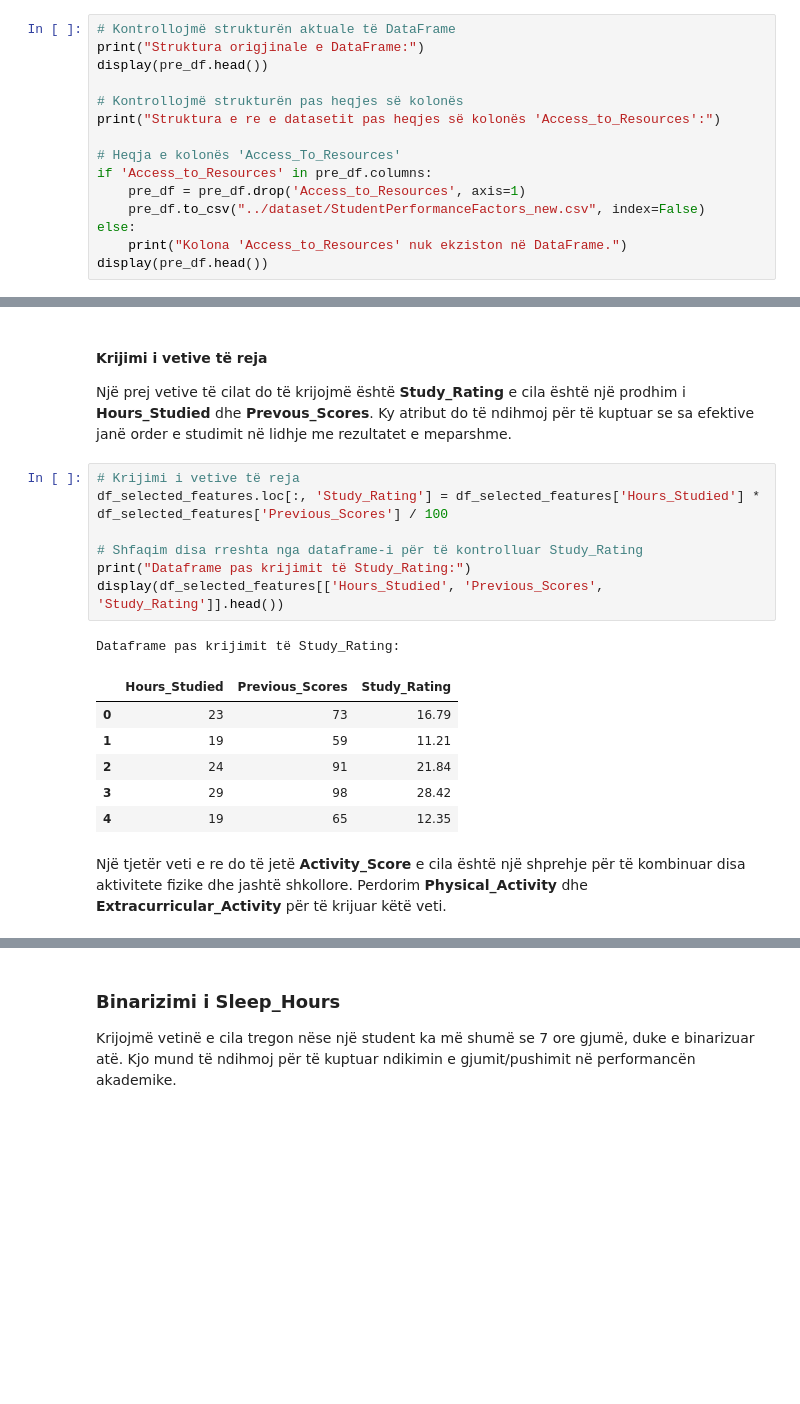
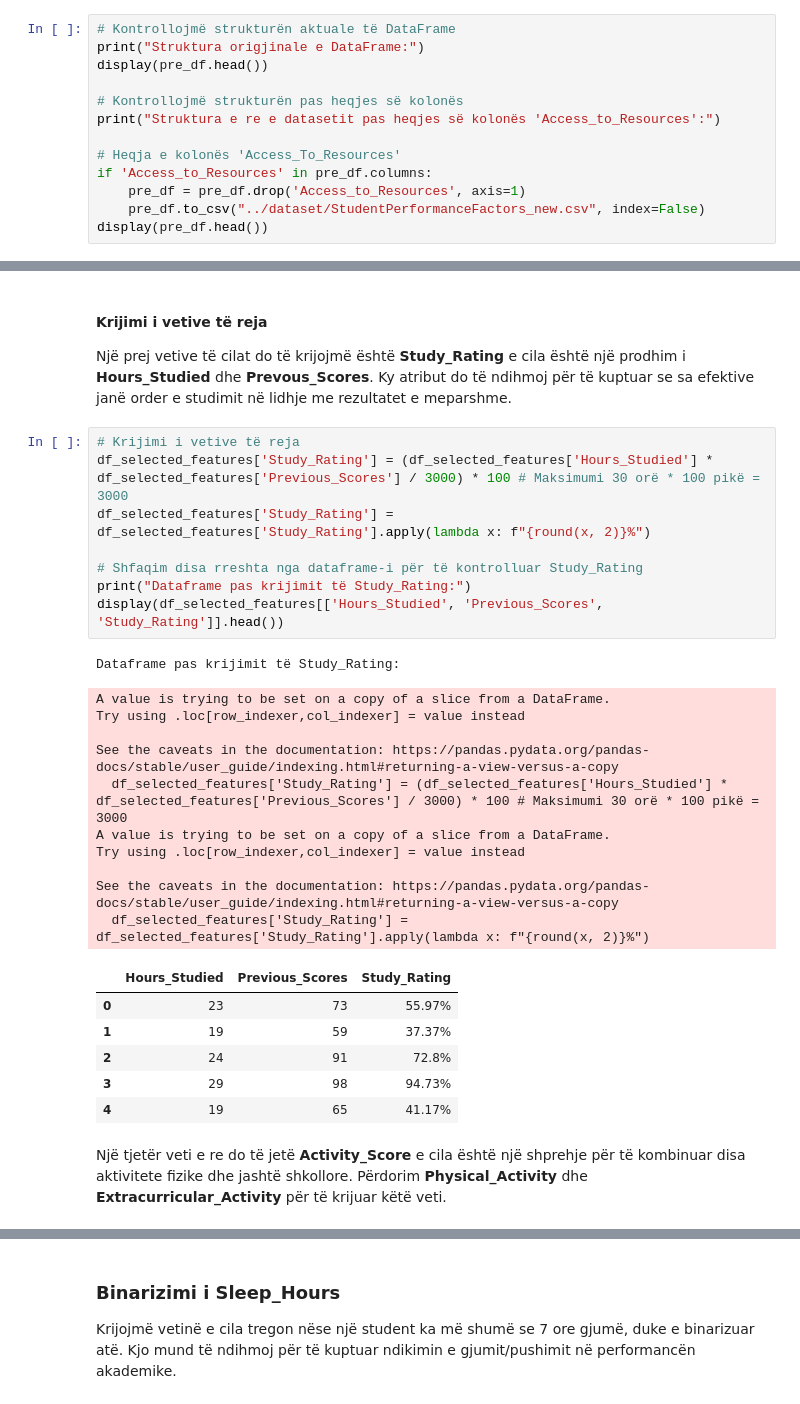
Before and after one commit to enis-halilaj/pvdh-projekti-msc, a Jupyter notebook: data-preprocessing/main.ipynb, the cells around one changed output, grey strips where cells are left out. Cells and saved outputs as stored; diff of their text form; blank space fills up the shorter version.

```diff
--- a/data-preprocessing/main.ipynb
+++ b/data-preprocessing/main.ipynb
@@ -470,8 +473,6 @@ print("Struktura e re e datasetit pas heqjes së kolonës 'Access_to_Resources':
 if 'Access_to_Resources' in pre_df.columns:
     pre_df = pre_df.drop('Access_to_Resources', axis=1)
     pre_df.to_csv("../dataset/StudentPerformanceFactors_new.csv", index=False)
-else:
-    print("Kolona 'Access_to_Resources' nuk ekziston në DataFrame.")
 display(pre_df.head())
 # %% [output]
 Struktura origjinale e DataFrame:
@@ -571,19 +572,30 @@ Dataframe me vetitë e zgjedhura:
 <p>Një prej vetive të cilat do të krijojmë është <b>Study_Rating</b> e cila është një prodhim i <b>Hours_Studied</b> dhe <b>Prevous_Scores</b>. Ky atribut do të ndihmoj për të kuptuar se sa efektive janë order e studimit në lidhje me rezultatet e meparshme.</p>
 # %%
 # Krijimi i vetive të reja
-df_selected_features.loc[:, 'Study_Rating'] = df_selected_features['Hours_Studied'] * df_selected_features['Previous_Scores'] / 100
+df_selected_features['Study_Rating'] = (df_selected_features['Hours_Studied'] * df_selected_features['Previous_Scores'] / 3000) * 100 # Maksimumi 30 orë * 100 pikë = 3000
+df_selected_features['Study_Rating'] = df_selected_features['Study_Rating'].apply(lambda x: f"{round(x, 2)}%")
 
 # Shfaqim disa rreshta nga dataframe-i për të kontrolluar Study_Rating
 print("Dataframe pas krijimit të Study_Rating:")
 display(df_selected_features[['Hours_Studied', 'Previous_Scores', 'Study_Rating']].head())
 # %% [output]
 Dataframe pas krijimit të Study_Rating:
+A value is trying to be set on a copy of a slice from a DataFrame.
+Try using .loc[row_indexer,col_indexer] = value instead
+
+See the caveats in the documentation: https://pandas.pydata.org/pandas-docs/stable/user_guide/indexing.html#returning-a-view-versus-a-copy
+  df_selected_features['Study_Rating'] = (df_selected_features['Hours_Studied'] * df_selected_features['Previous_Scores'] / 3000) * 100 # Maksimumi 30 orë * 100 pikë = 3000
+A value is trying to be set on a copy of a slice from a DataFrame.
+Try using .loc[row_indexer,col_indexer] = value instead
+
+See the caveats in the documentation: https://pandas.pydata.org/pandas-docs/stable/user_guide/indexing.html#returning-a-view-versus-a-copy
+  df_selected_features['Study_Rating'] = df_selected_features['Study_Rating'].apply(lambda x: f"{round(x, 2)}%")
 |  | Hours_Studied | Previous_Scores | Study_Rating |
-| 0 | 23 | 73 | 16.79 |
-| 1 | 19 | 59 | 11.21 |
-| 2 | 24 | 91 | 21.84 |
-| 3 | 29 | 98 | 28.42 |
-| 4 | 19 | 65 | 12.35 |
+| 0 | 23 | 73 | 55.97% |
+| 1 | 19 | 59 | 37.37% |
+| 2 | 24 | 91 | 72.8% |
+| 3 | 29 | 98 | 94.73% |
+| 4 | 19 | 65 | 41.17% |
 # %% [markdown]
 <style>
     p {
@@ -592,7 +604,7 @@ Dataframe pas krijimit të Study_Rating:
         margin-bottom: 10px;
     }
 </style>
-<p>Një tjetër veti e re do të jetë <b>Activity_Score</b> e cila është një shprehje për të kombinuar disa aktivitete fizike dhe jashtë shkollore. Perdorim <b>Physical_Activity</b> dhe <b>Extracurricular_Activity</b> për të krijuar këtë veti.
+<p>Një tjetër veti e re do të jetë <b>Activity_Score</b> e cila është një shprehje për të kombinuar disa aktivitete fizike dhe jashtë shkollore. Përdorim <b>Physical_Activity</b> dhe <b>Extracurricular_Activity</b> për të krijuar këtë veti.
 # %%
 # Krijimi i Activity_Score bazuar në aktivitetet fizike dhe jashtë shkollore
 df_selected_features.loc[:, 'Activity_Score'] = df_selected_features['Physical_Activity'] + df_selected_features['Extracurricular_Activities'].apply(lambda x: 1 if x == 'Yes' else 0)
```
Also changed, not shown: parts of 15 cells of this notebook, 2 other files.
